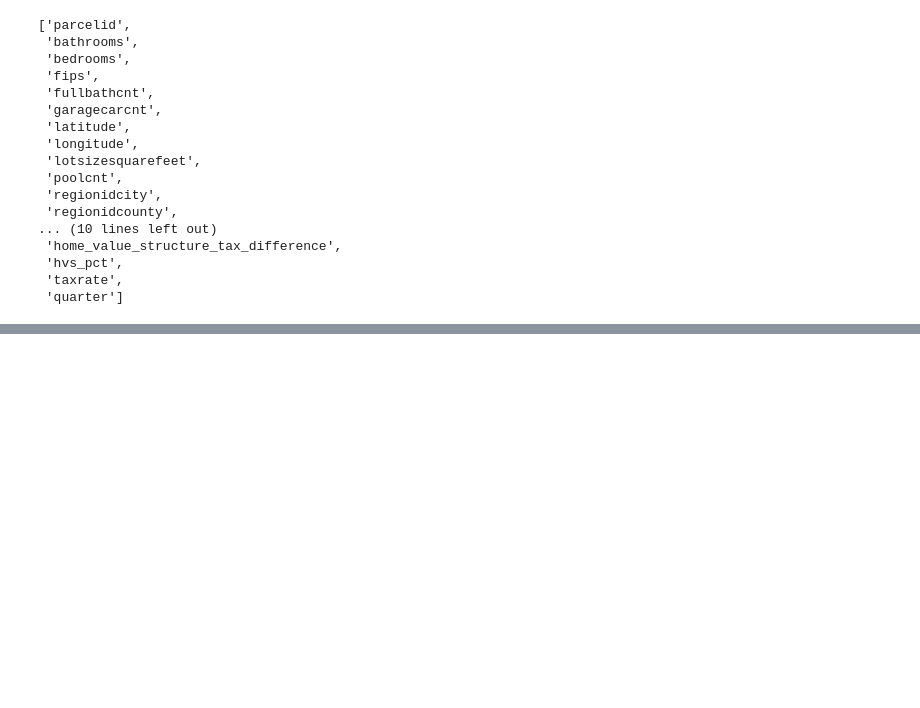
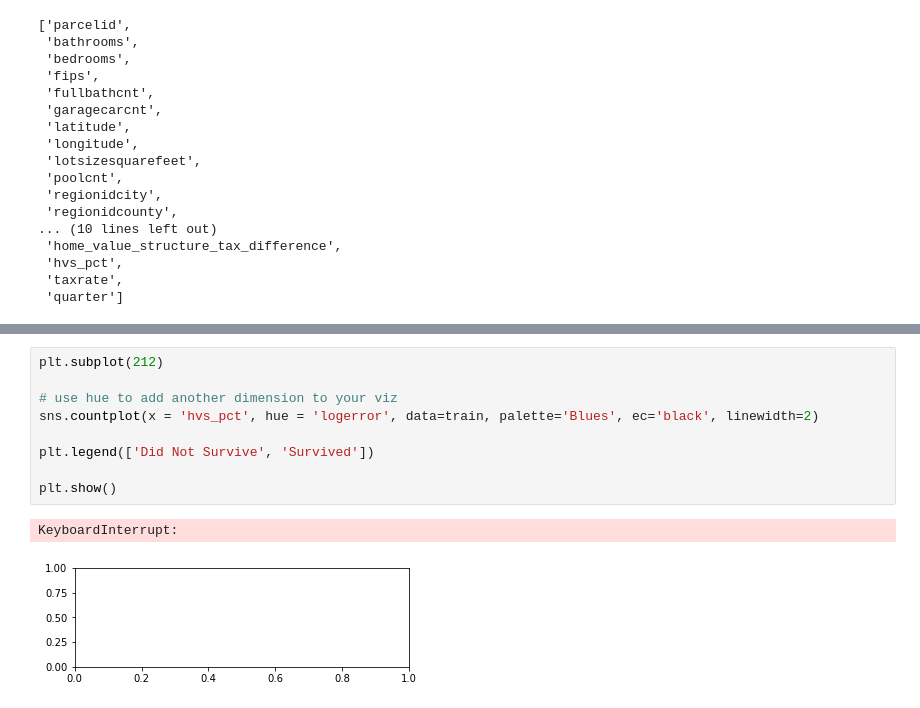
Before and after one commit to tim-keriazes/clustering_exercises, a Jupyter notebook: clustering_exploration_exercises.ipynb, the cells around one changed output, grey strips where cells are left out. Saved outputs shown, nothing was run; the diff lists cells and outputs as text; blank space fills up the shorter version.

```diff
--- a/clustering_exploration_exercises.ipynb
+++ b/clustering_exploration_exercises.ipynb
@@ -607,0 +611,12 @@ plt.show()
+# %%
+plt.subplot(212)
+
+# use hue to add another dimension to your viz
+sns.countplot(x = 'hvs_pct', hue = 'logerror', data=train, palette='Blues', ec='black', linewidth=2)
+
+plt.legend(['Did Not Survive', 'Survived'])
+
+plt.show()
+# %% [output]
+KeyboardInterrupt:
+[figure, added]
```
Also changed, not shown: parts of 2 cells of this notebook.
